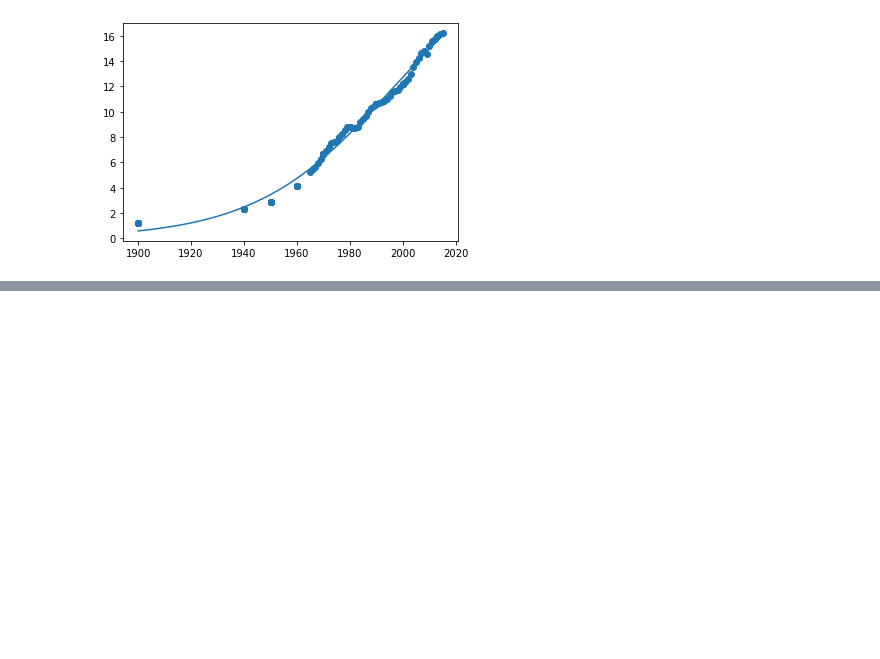
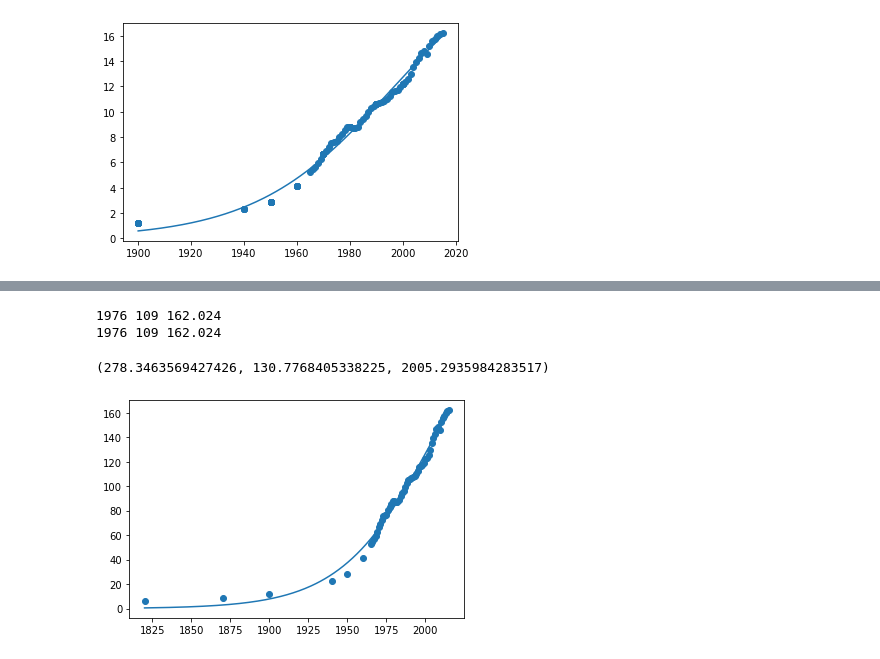
Before and after one commit to leatrin/EnergyLimits, a Jupyter notebook: Codes/curve-regression.ipynb, the cells around one changed output, grey strips where cells are left out. Cells and saved outputs as stored; diff of their text form; code cells hidden in the pictures; blank space fills up the shorter version.

```diff
--- a/Codes/curve-regression.ipynb
+++ b/Codes/curve-regression.ipynb
@@ -406,0 +407,7 @@ logReg(time,e)
+# %%
+logReg(time, energy)
+# %% [output]
+1976 109 162.024
+1976 109 162.024
+(278.3463569427426, 130.7768405338225, 2005.2935984283517)
+[figure, added]
```
Also changed, not shown: parts of 21 cells of this notebook, 8 other files.
